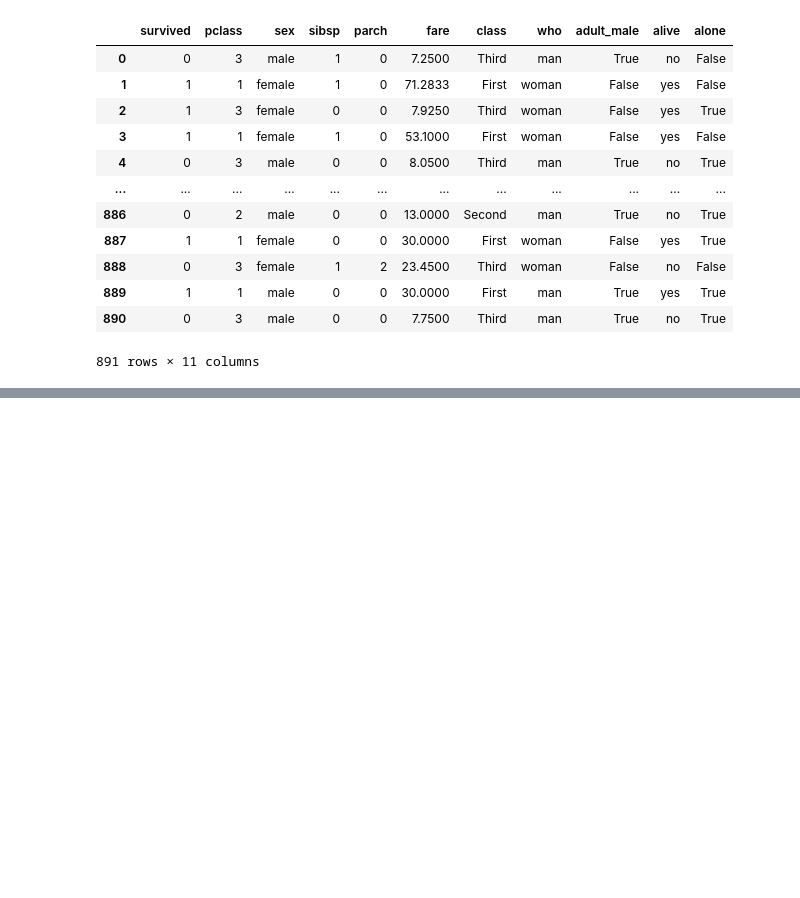
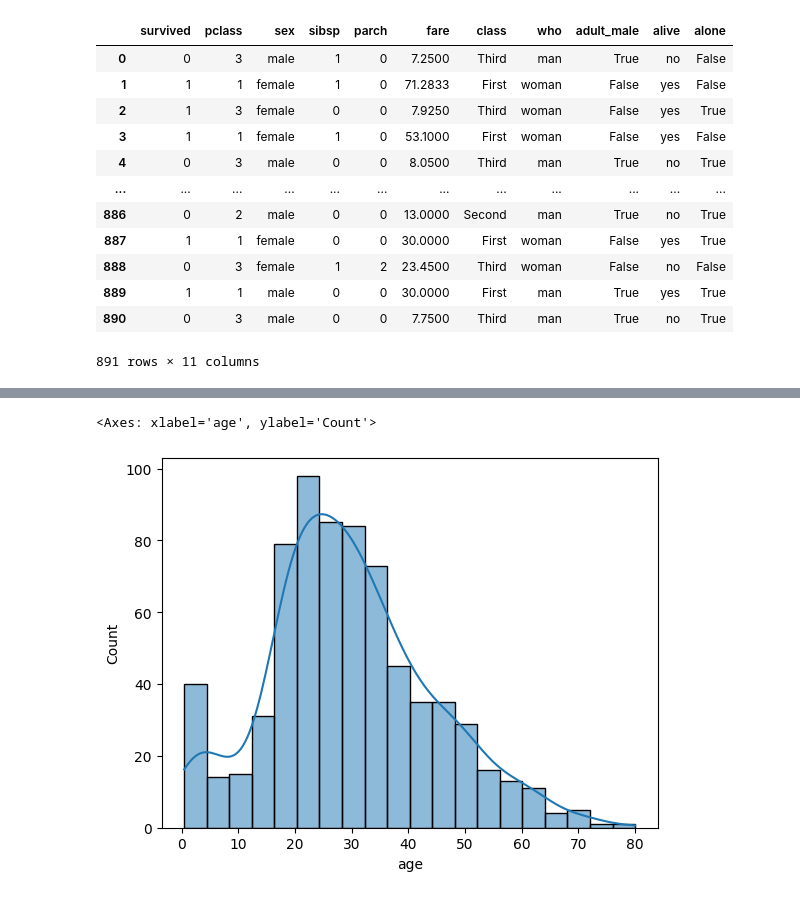
Before and after one commit to wizzy-abhishek/Data-Processing-Basics, a Jupyter notebook: Missing Data/01_Missing_data.ipynb, the cells around one changed output, grey strips where cells are left out. Drawn from its saved outputs; the diff is of its cells as text; code cells hidden in the pictures; blank space fills up the shorter version.

```diff
--- a/Missing Data/01_Missing_data.ipynb
+++ b/Missing Data/01_Missing_data.ipynb
@@ -64,0 +67,5 @@ df.dropna(axis=1) # Not permanent, inplace = True
+# %%
+sns.histplot(df['age'], kde=True)
+# %% [output]
+<Axes: xlabel='age', ylabel='Count'>
+[figure, added]
```
Also changed, not shown: parts of 12 cells of this notebook.
